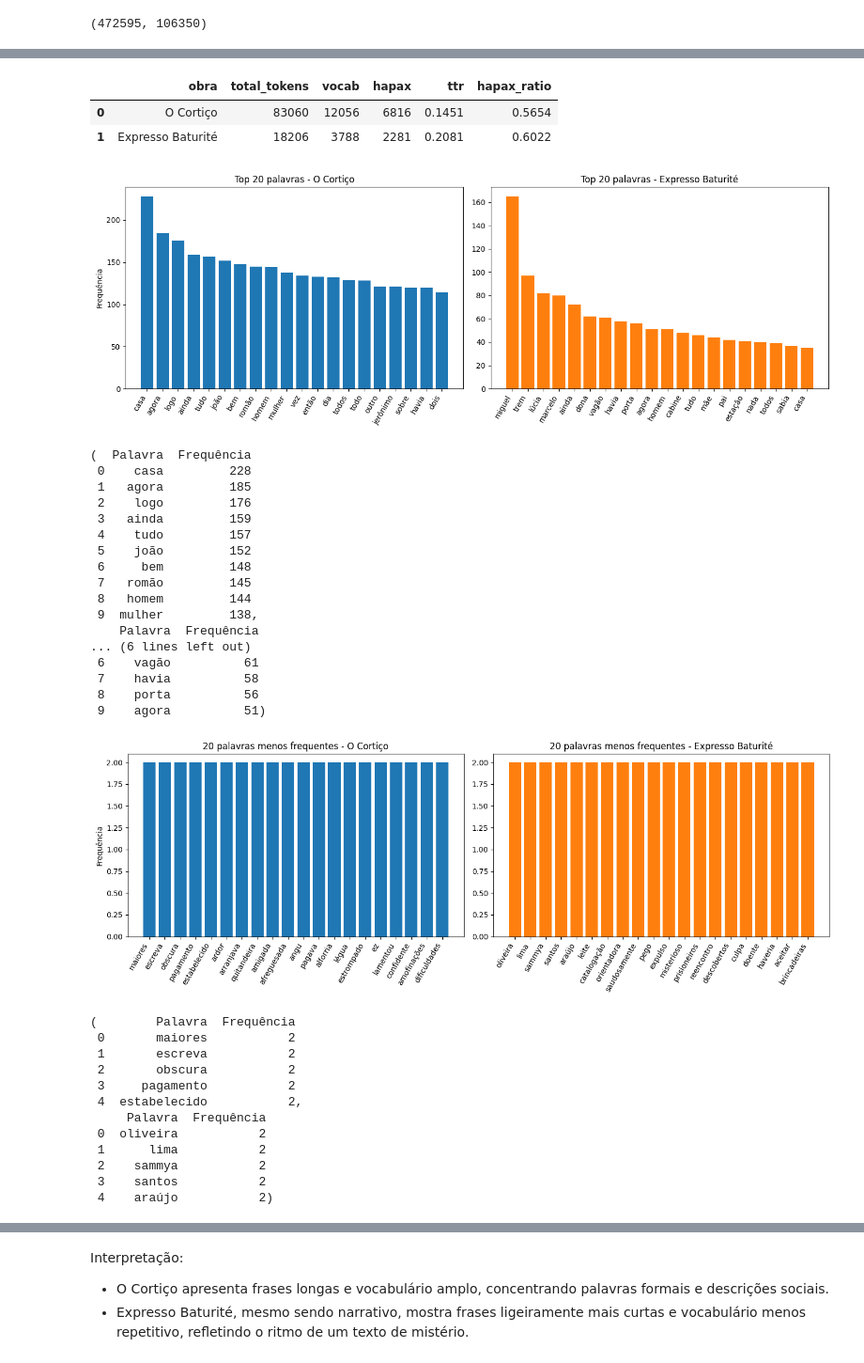
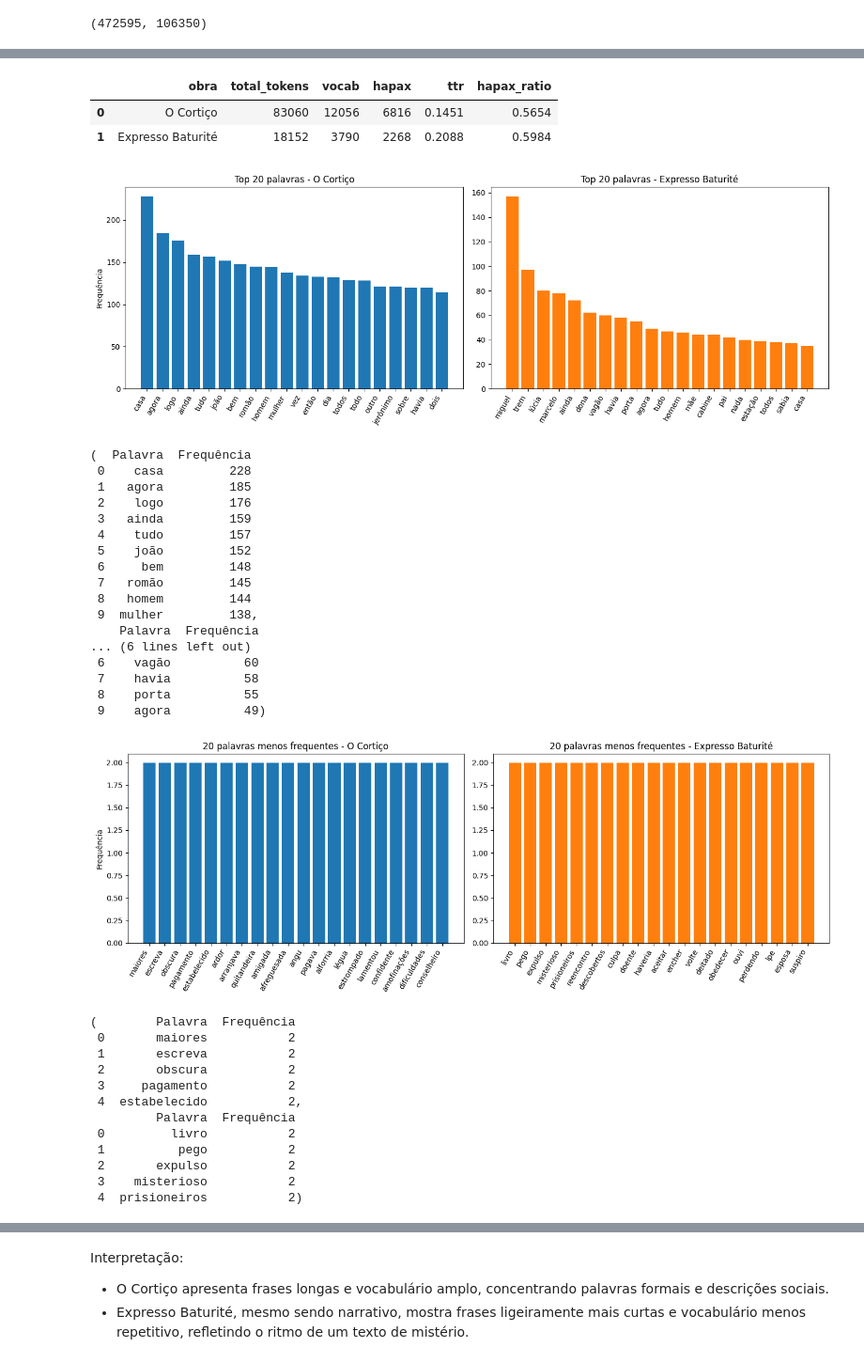
Before and after one commit to DfMaciel/PLN, a Jupyter notebook: atv1/tc4.ipynb, the cells around one changed output, grey strips where cells are left out. Shown at 94% size. Saved outputs shown, nothing was run; the diff lists cells and outputs as text; code cells hidden in the pictures.

```diff
--- a/atv1/tc4.ipynb
+++ b/atv1/tc4.ipynb
@@ -62,10 +62,13 @@ def higienizar_texto(texto_original):
 
 
 def remover_bloco_por_faixa(texto, inicio, fim):
-    ini = texto.find(inicio)
+    texto_normalizado = texto.casefold()
+    inicio_norm = inicio.casefold()
+    fim_norm = fim.casefold()
+    ini = texto_normalizado.find(inicio_norm)
     if ini == -1:
         return texto
-    fim_idx = texto.find(fim, ini + len(inicio))
+    fim_idx = texto_normalizado.find(fim_norm, ini + len(inicio_norm))
     if fim_idx == -1:
         return texto
     return texto[:ini] + texto[fim_idx + len(fim):]
@@ -223,7 +226,7 @@ quadro_comparativo
 # %% [output]
 |  | obra | total_tokens | vocab | hapax | ttr | hapax_ratio |
 | 0 | O Cortiço | 83060 | 12056 | 6816 | 0.1451 | 0.5654 |
-| 1 | Expresso Baturité | 18206 | 3788 | 2281 | 0.2081 | 0.6022 |
+| 1 | Expresso Baturité | 18152 | 3790 | 2268 | 0.2088 | 0.5984 |
 # %%
 # Palavras mais frequentes (sem stopwords) em cada livro
 
@@ -262,7 +265,7 @@ plt.show()
 
 top_cortico_df.head(10), top_expresso_df.head(10)
 # %% [output]
-[figure, old version]
+[figure, new version]
 (  Palavra  Frequência
  0    casa         228
  1   agora         185
@@ -276,58 +279,62 @@ top_cortico_df.head(10), top_expresso_df.head(10)
  9  mulher         138,
     Palavra  Frequência
 ... (6 lines left out)
- 6    vagão          61
+ 6    vagão          60
  7    havia          58
- 8    porta          56
- 9    agora          51)
+ 8    porta          55
+ 9    agora          49)
 # %%
 # Palavras menos frequentes (filtrando rodapés e hapax irrelevantes)
 
-rodapes_ignorados = ["http", "www", "com", "br", "org", "net", "usp", "bibvirt", "seduc", "copyright", "revisão", "coordenação", "ilustrações", "editorial", "m", "p", "projeto"]
+rodapes_ignorados = [
+    "http", "www", "com", "br", "org", "net", "usp", "bibvirt", "seduc",
+    "copyright", "revisão", "coordenação", "ilustrações", "editorial", "projeto",
+    "milson", "silva", "mings", "saudosamente", "respon", "ago", "m", "p", "lta", "ez"
+]
 frequencia_minima = 2
 
 def selecionar_palavras_raras(contagem):
     raras = [
         (palavra, freq)
         for palavra, freq in contagem.items()
         if freq >= frequencia_minima and palavra not in rodapes_ignorados
     ]
     return sorted(raras, key=lambda x: x[1])[:20]
 
 
 raras_cortico_df = pd.DataFrame(selecionar_palavras_raras(contagem_cortico_tokens), columns=["Palavra", "Frequência"])
 raras_expresso_df = pd.DataFrame(selecionar_palavras_raras(contagem_expresso_tokens), columns=["Palavra", "Frequência"])
 
 plt.figure(figsize=(14, 5))
 plt.subplot(1, 2, 1)
 plt.bar(raras_cortico_df["Palavra"], raras_cortico_df["Frequência"], color="#1f77b4")
 plt.title("20 palavras menos frequentes - O Cortiço")
 plt.xticks(rotation=60, ha="right")
 plt.ylabel("Frequência")
 
 plt.subplot(1, 2, 2)
 plt.bar(raras_expresso_df["Palavra"], raras_expresso_df["Frequência"], color="#ff7f0e")
 plt.title("20 palavras menos frequentes - Expresso Baturité")
 plt.xticks(rotation=60, ha="right")
 
 plt.tight_layout()
 plt.show()
 
 raras_cortico_df.head(), raras_expresso_df.head()
 # %% [output]
-[figure, old version]
+[figure, new version]
 (        Palavra  Frequência
  0       maiores           2
  1       escreva           2
  2       obscura           2
  3     pagamento           2
  4  estabelecido           2,
-     Palavra  Frequência
- 0  oliveira           2
- 1      lima           2
- 2    sammya           2
- 3    santos           2
- 4    araújo           2)
+         Palavra  Frequência
+ 0         livro           2
+ 1          pego           2
+ 2       expulso           2
+ 3    misterioso           2
+ 4  prisioneiros           2)
 # %%
 # Resumo final para TC.4
 
```
Also changed, not shown: parts of 5 cells of this notebook.
